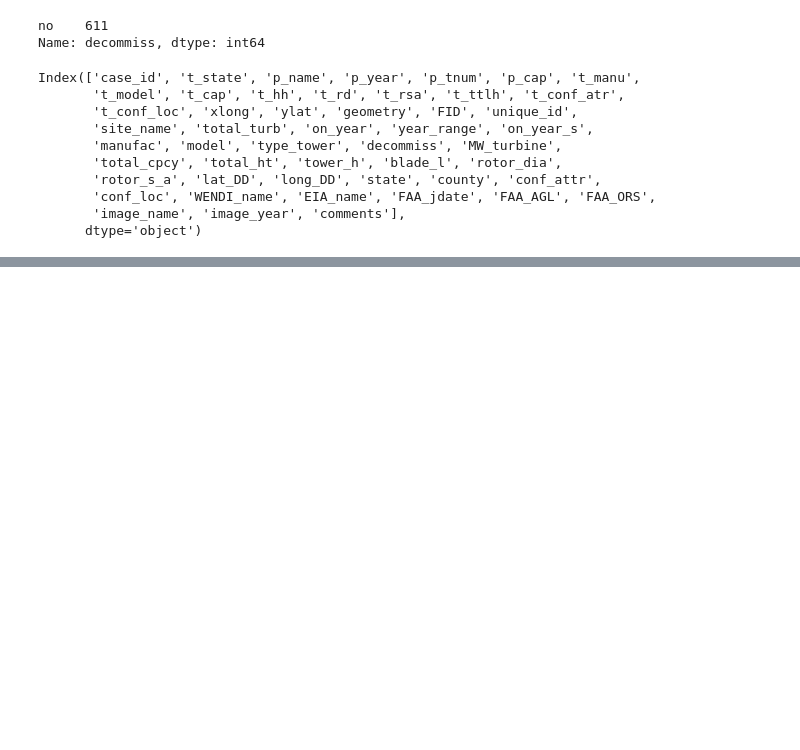
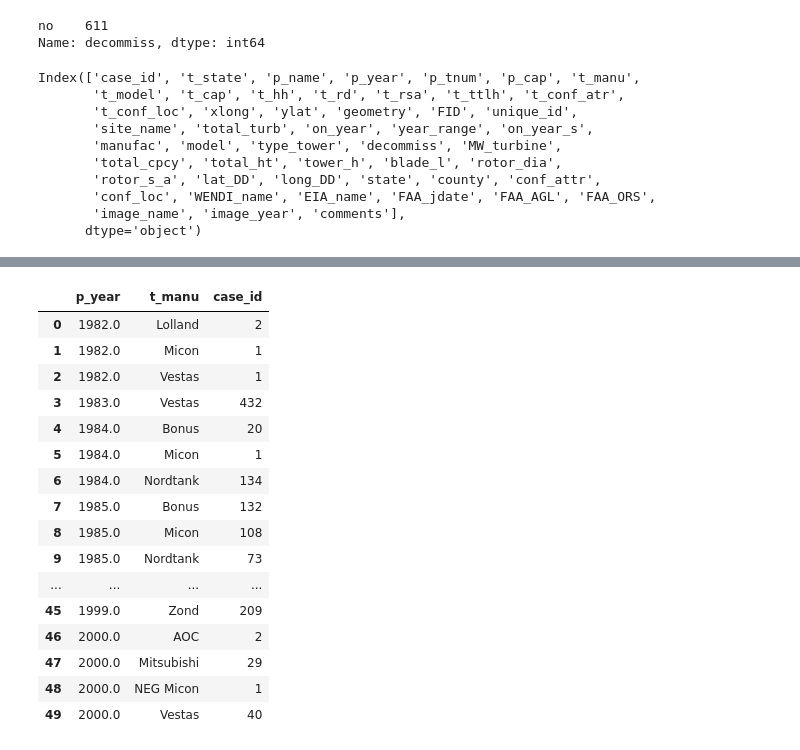
Before and after one commit to hsopel/NSS-Capstone, a Jupyter notebook: notebook/wind_eda.ipynb, the cells around one changed output, grey strips where cells are left out. Saved outputs shown, nothing was run; the diff lists cells and outputs as text; code cells hidden in the pictures; blank space fills up the shorter version.

```diff
--- a/notebook/wind_eda.ipynb
+++ b/notebook/wind_eda.ipynb
@@ -159,0 +209,22 @@ wind_old_geo.head()
+# %%
+turbine_count_year = wind.groupby(['p_year', 't_manu']).case_id.count().to_frame().reset_index()
+# %%
+turbine_count_year.head(50)
+# %% [output]
+|  | p_year | t_manu | case_id |
+| 0 | 1982.0 | Lolland | 2 |
+| 1 | 1982.0 | Micon | 1 |
+| 2 | 1982.0 | Vestas | 1 |
+| 3 | 1983.0 | Vestas | 432 |
+| 4 | 1984.0 | Bonus | 20 |
+| 5 | 1984.0 | Micon | 1 |
+| 6 | 1984.0 | Nordtank | 134 |
+| 7 | 1985.0 | Bonus | 132 |
+| 8 | 1985.0 | Micon | 108 |
+| 9 | 1985.0 | Nordtank | 73 |
+| ... | ... | ... | ... |
+| 45 | 1999.0 | Zond | 209 |
+| 46 | 2000.0 | AOC | 2 |
+| 47 | 2000.0 | Mitsubishi | 29 |
+| 48 | 2000.0 | NEG Micon | 1 |
+| 49 | 2000.0 | Vestas | 40 |
```
Also changed, not shown: parts of 17 cells of this notebook.
